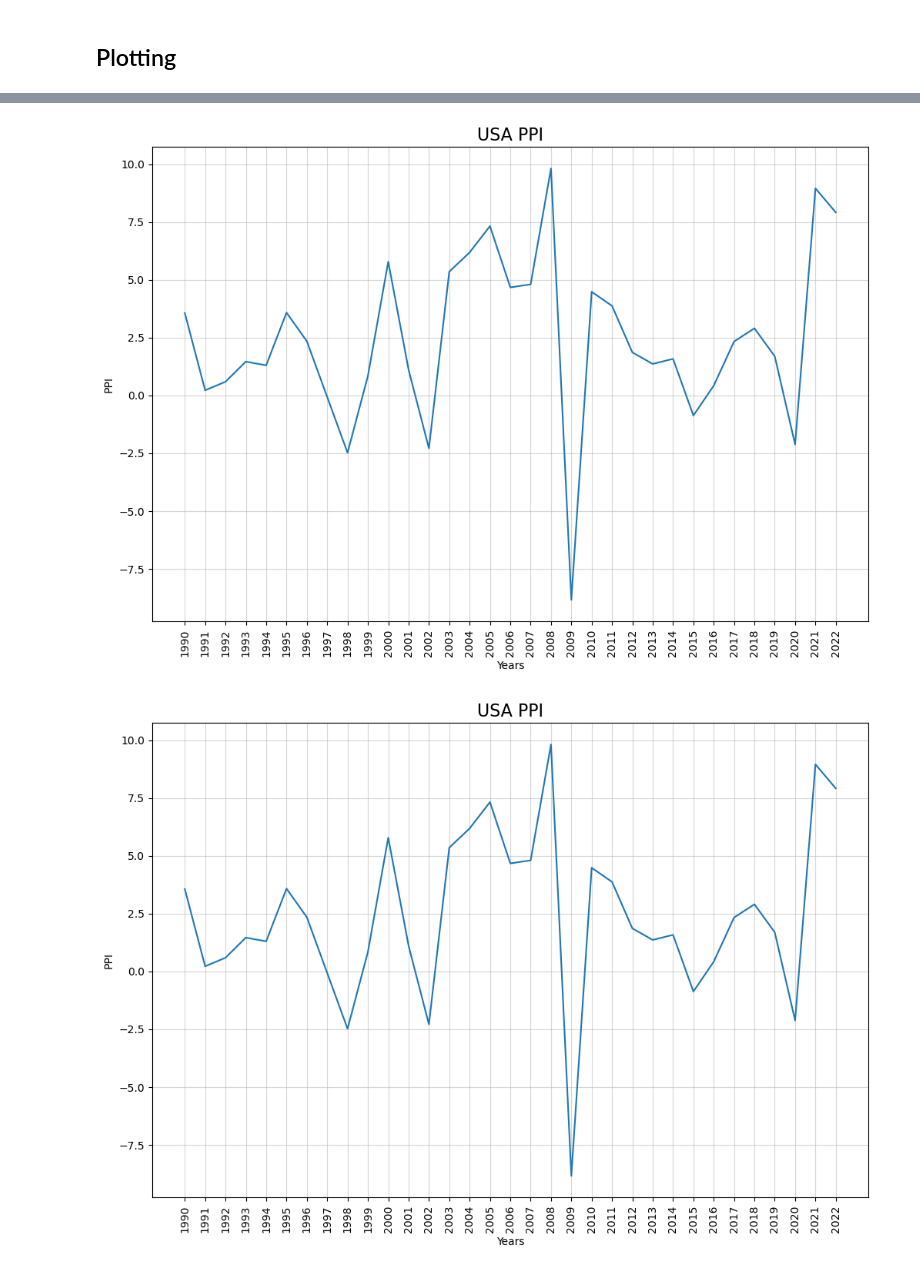
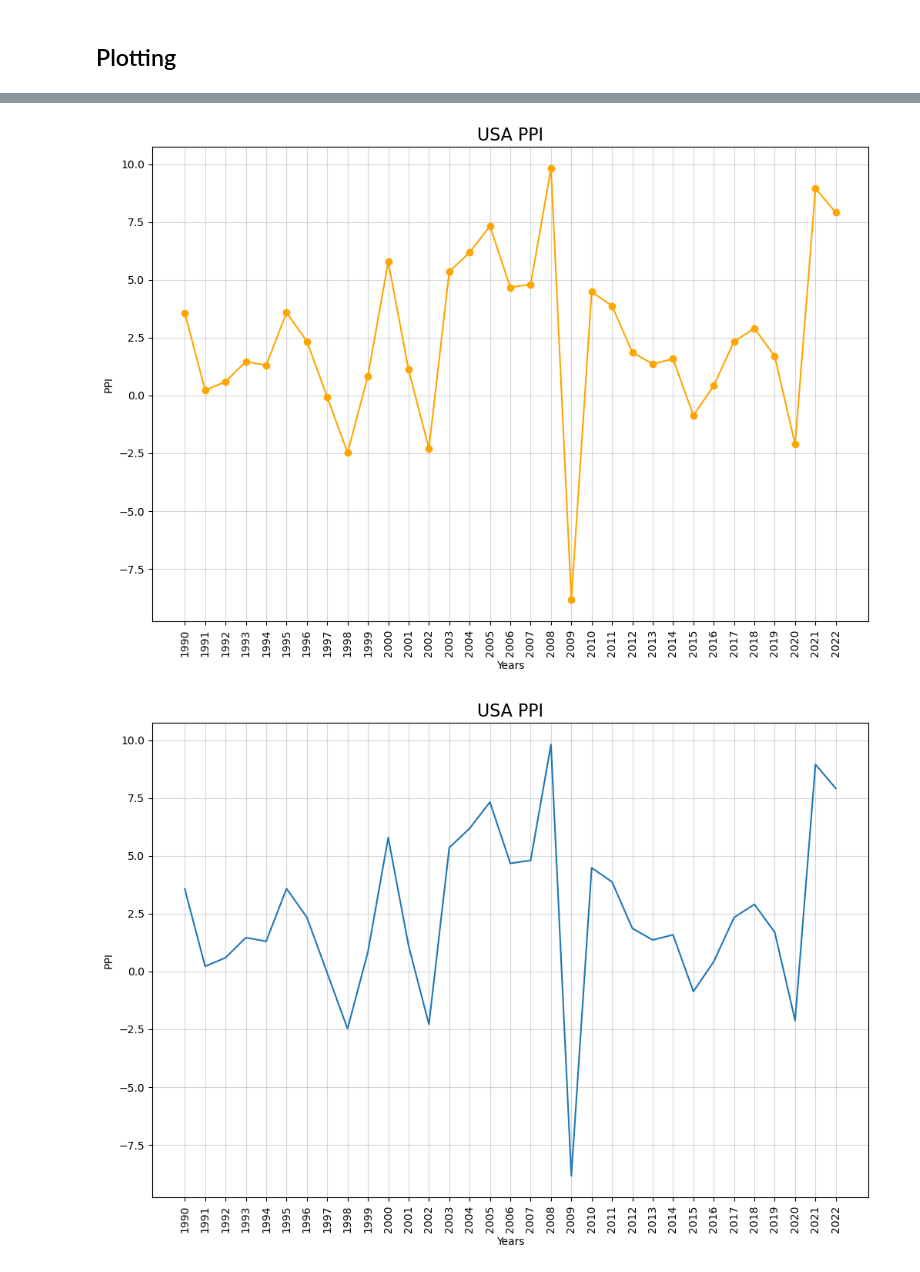
Before and after one commit to heatherrichardson300/Project_1_Inflation, a Jupyter notebook: Heather_work/Data/analysis1.ipynb, the cells around one changed output, grey strips where cells are left out. Saved outputs shown, nothing was run; the diff lists cells and outputs as text; code cells hidden in the pictures.

```diff
--- a/Heather_work/Data/analysis1.ipynb
+++ b/Heather_work/Data/analysis1.ipynb
@@ -208,17 +295,17 @@ Name: 776, dtype: float64
 # %%
 # Configure Plot Size
 plt.figure(figsize=(12,8))
 
 #Plot Data
-plt.plot(cleaned_usa_df)
+plt.plot(cleaned_usa_df, marker= 'o', color = 'orange')
 plt.title('USA PPI', fontsize=16)
 plt.xlabel('Years')
 plt.ylabel('PPI')
 plt.xticks(rotation=90)
 plt.grid(True, alpha=0.5)
 plt.show()
 # %% [output]
-[figure, old version]
+[figure, new version]
 # %%
 # Configure Plot Size
 plt.figure(figsize=(12,8))
```
Also changed, not shown: parts of 12 cells of this notebook.
